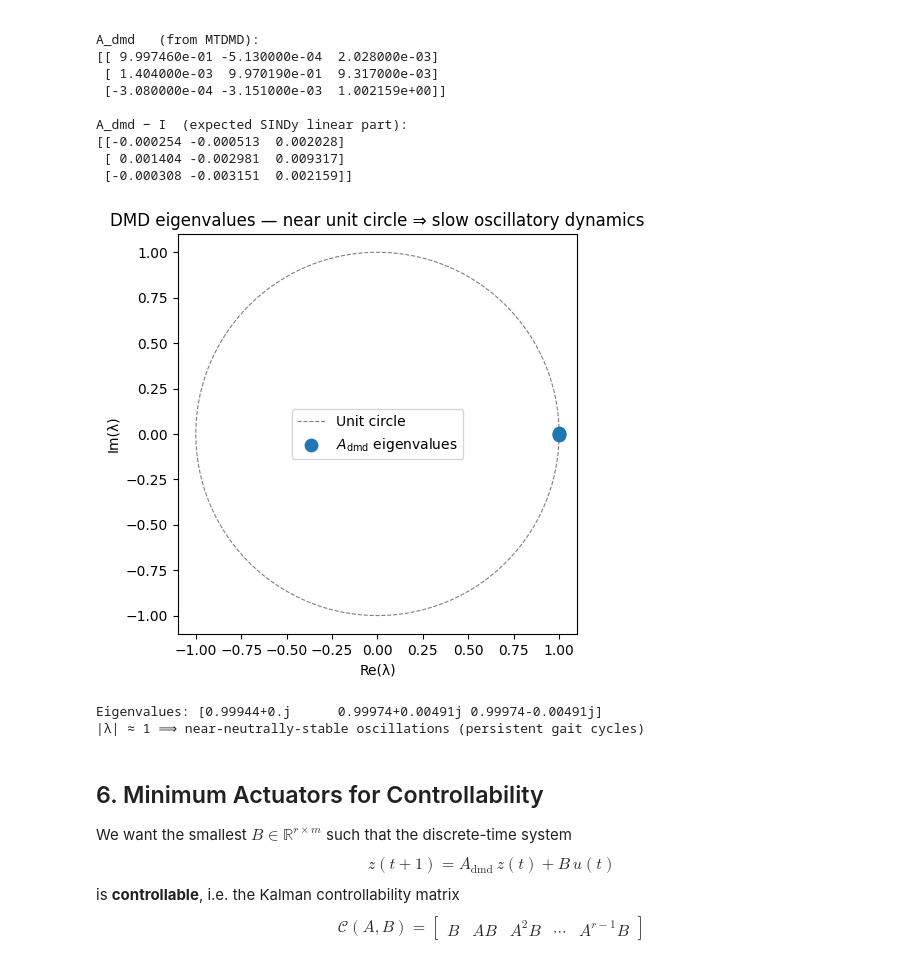
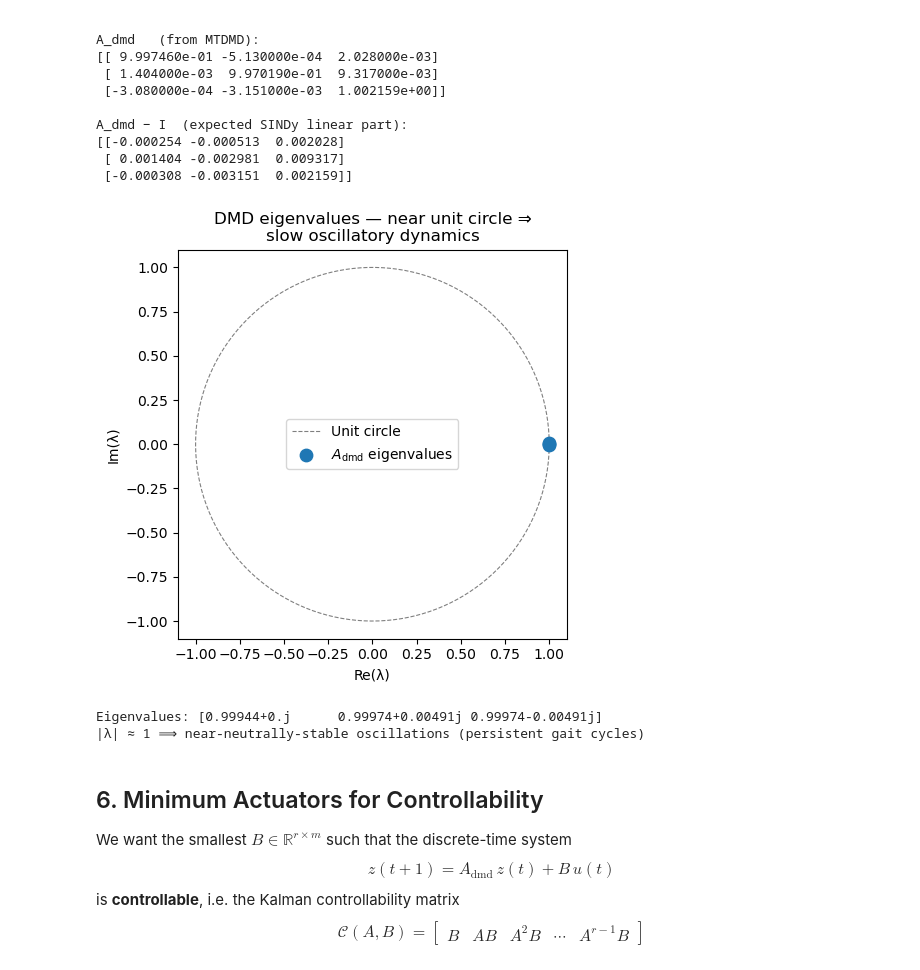
Before and after one commit to atpabuser/Math547_FinalProject, a Jupyter notebook: SINDy.ipynb, the cells around one changed output. Drawn from its saved outputs; the diff is of its cells as text; code cells hidden in the pictures.

```diff
--- a/SINDy.ipynb
+++ b/SINDy.ipynb
@@ -298,24 +307,24 @@ A_dmd − I  (expected SINDy linear part):
 # %%
 fig, ax = plt.subplots(figsize=(5, 5))
 theta   = np.linspace(0, 2*np.pi, 300)
 ax.plot(np.cos(theta), np.sin(theta), 'k--', lw=0.8, alpha=0.5, label='Unit circle')
 
 eigs_dmd = np.linalg.eigvals(A_dmd)
 ax.scatter(eigs_dmd.real, eigs_dmd.imag, s=80, zorder=5, label='$A_{\\mathrm{dmd}}$ eigenvalues')
 
 ax.set_xlabel('Re(λ)')
 ax.set_ylabel('Im(λ)')
-ax.set_title('DMD eigenvalues — near unit circle ⇒ slow oscillatory dynamics')
+ax.set_title('DMD eigenvalues — near unit circle ⇒\nslow oscillatory dynamics')
 ax.set_aspect('equal')
 ax.legend()
 plt.tight_layout()
 plt.savefig('./figs/SINDy_eigenvalues.png', dpi=150)
 plt.show()
 
 print('Eigenvalues:', eigs_dmd.round(5))
 print('|λ| ≈ 1 ⟹ near-neutrally-stable oscillations (persistent gait cycles)')
 # %% [output]
-[figure, old version]
+[figure, new version]
 Eigenvalues: [0.99944+0.j      0.99974+0.00491j 0.99974-0.00491j]
 |λ| ≈ 1 ⟹ near-neutrally-stable oscillations (persistent gait cycles)
 # %% [markdown]
```
Also changed, not shown: parts of 7 cells of this notebook, 8 other files.
